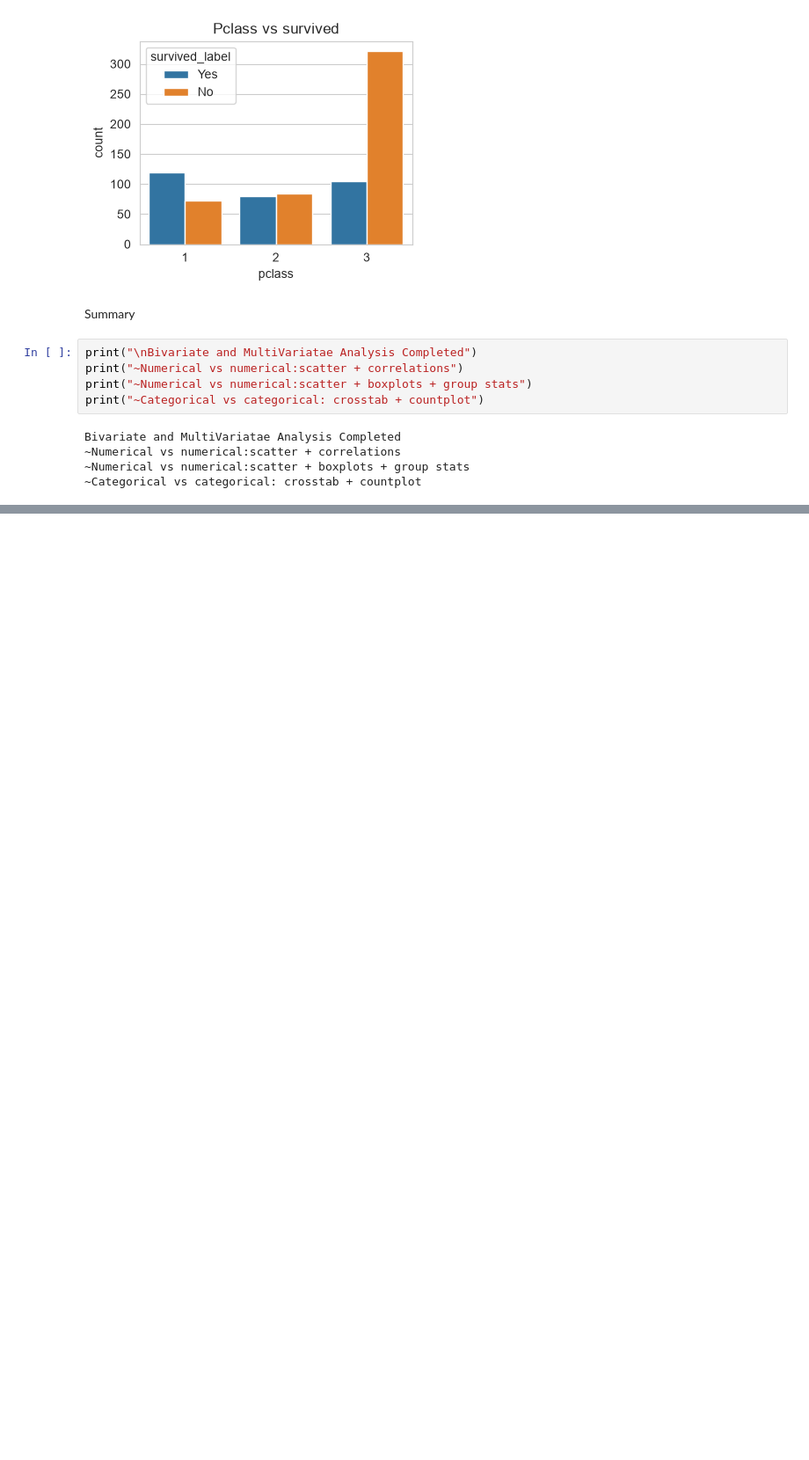
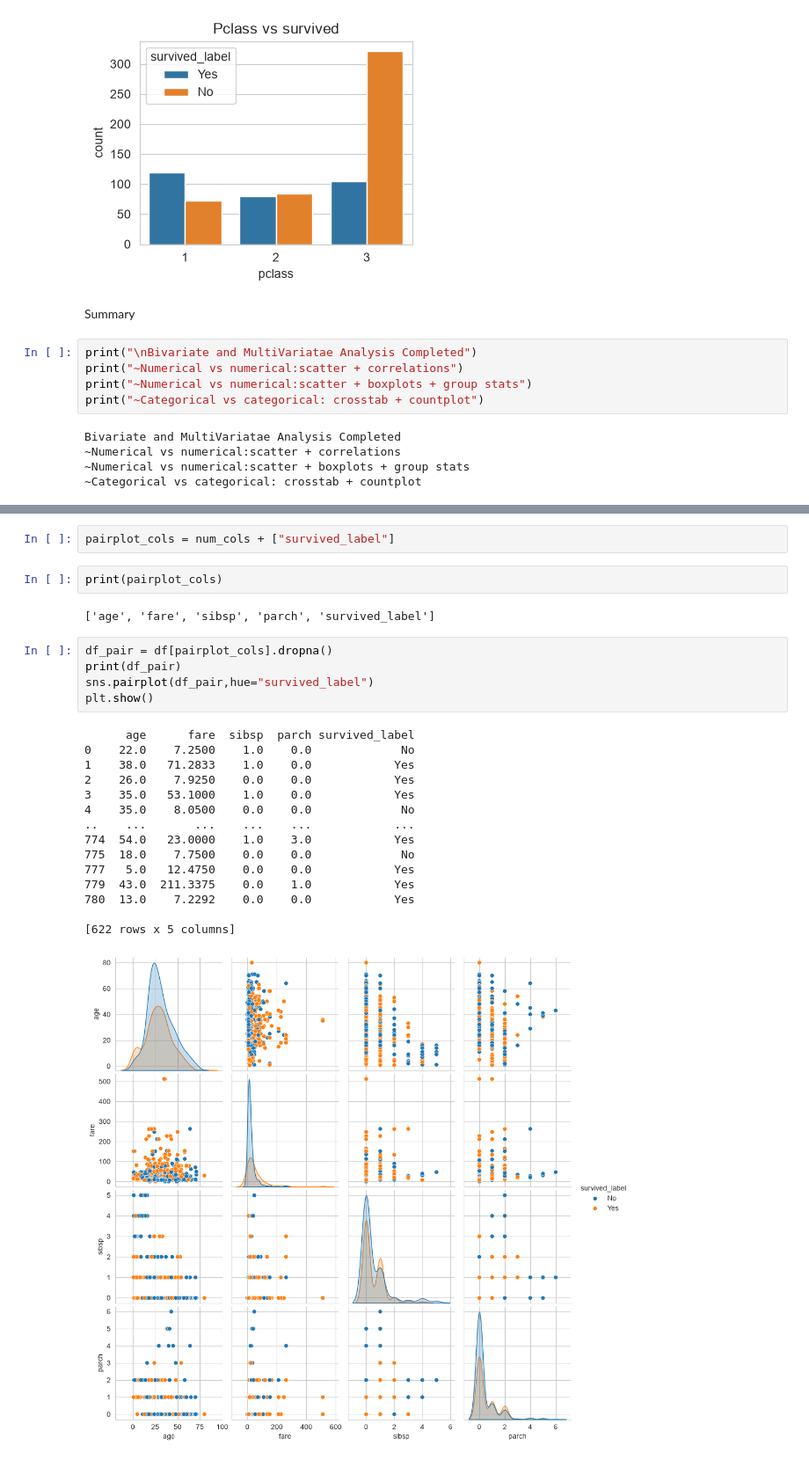
Before and after one commit to bibekpandey0521/eda, a Jupyter notebook: bivariate_analysis.ipynb, the cells around one changed output, grey strips where cells are left out. Shown at 88% size. Drawn from its saved outputs; the diff is of its cells as text; blank space fills up the shorter version.

```diff
--- a/bivariate_analysis.ipynb
+++ b/bivariate_analysis.ipynb
@@ -321,0 +342,27 @@ Bivariate and MultiVariatae Analysis Completed
+# %%
+pairplot_cols = num_cols + ["survived_label"]
+# %%
+print(pairplot_cols)
+# %% [output]
+['age', 'fare', 'sibsp', 'parch', 'survived_label']
+# %%
+df_pair = df[pairplot_cols].dropna()
+print(df_pair)
+sns.pairplot(df_pair,hue="survived_label")
+plt.show()
+# %% [output]
+      age      fare  sibsp  parch survived_label
+0    22.0    7.2500    1.0    0.0             No
+1    38.0   71.2833    1.0    0.0            Yes
+2    26.0    7.9250    0.0    0.0            Yes
+3    35.0   53.1000    1.0    0.0            Yes
+4    35.0    8.0500    0.0    0.0             No
+..    ...       ...    ...    ...            ...
+774  54.0   23.0000    1.0    3.0            Yes
+775  18.0    7.7500    0.0    0.0             No
+777   5.0   12.4750    0.0    0.0            Yes
+779  43.0  211.3375    0.0    1.0            Yes
+780  13.0    7.2292    0.0    0.0            Yes
+
+[622 rows x 5 columns]
+[figure, added]
```
Also changed, not shown: parts of 17 cells of this notebook, 1 other file.
